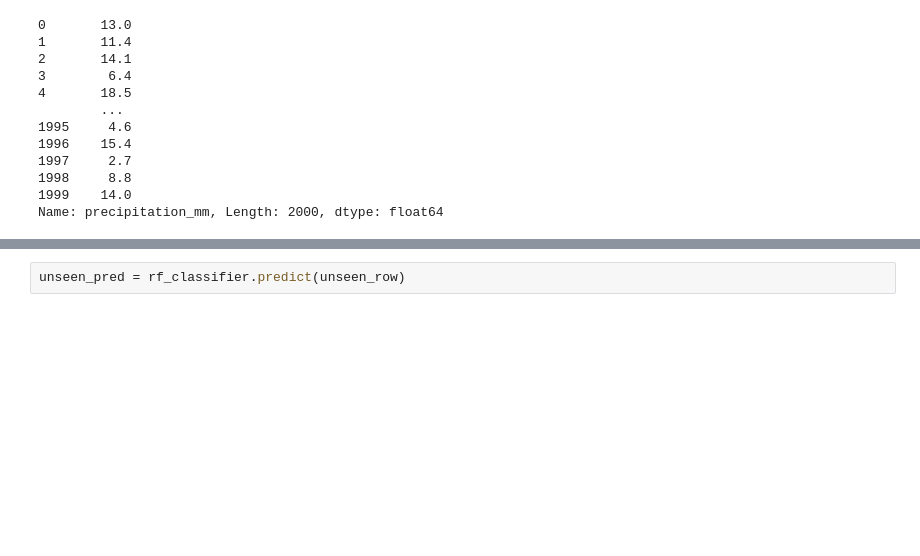
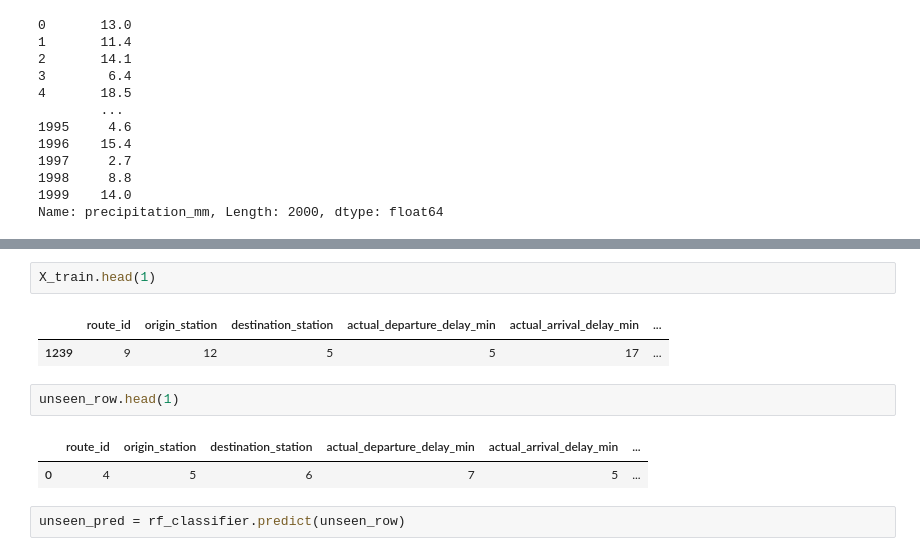
Before and after one commit to rahulghoshal/Public_Transport_Delay_Prediction, a Jupyter notebook: Classifier_model.ipynb, the cells around one changed output, grey strips where cells are left out. Drawn from its saved outputs; the diff is of its cells as text; blank space fills up the shorter version.

```diff
--- a/transport.ipynb
+++ b/Classifier_model.ipynb
@@ -620,3 +595,13 @@ unseen_row = pd.DataFrame([{
+# %%
+X_train.head(1)
+# %% [output]
+|  | route_id | origin_station | destination_station | actual_departure_delay_min | actual_arrival_delay_min | ... |
+| 1239 | 9 | 12 | 5 | 5 | 17 | ... |
+# %%
+unseen_row.head(1)
+# %% [output]
+|  | route_id | origin_station | destination_station | actual_departure_delay_min | actual_arrival_delay_min | ... |
+| 0 | 4 | 5 | 6 | 7 | 5 | ... |
 # %%
 unseen_pred = rf_classifier.predict(unseen_row)
 # %%
```
Also changed, not shown: parts of 3 cells of this notebook, 1 other file.
